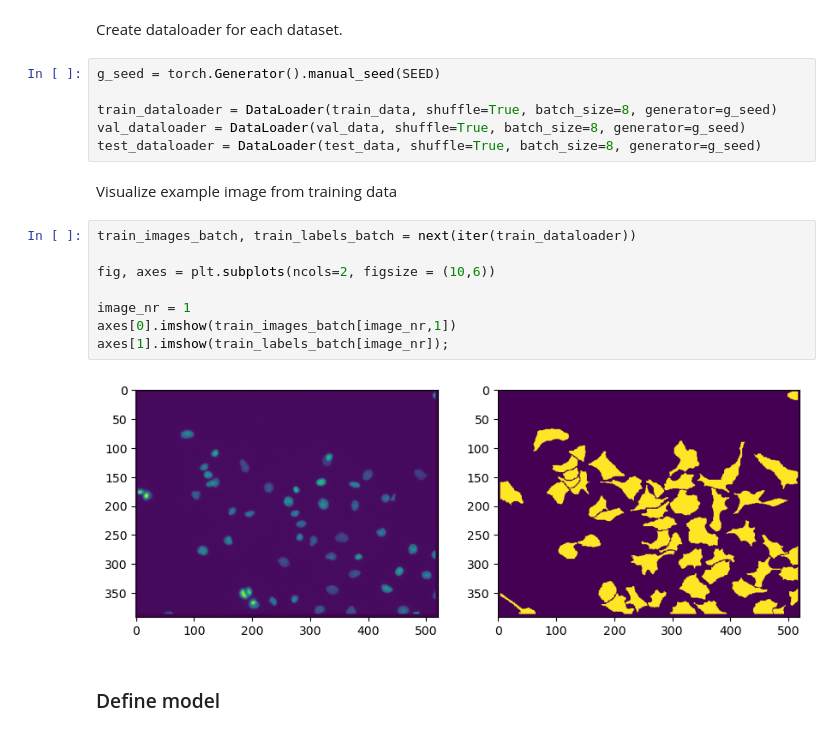
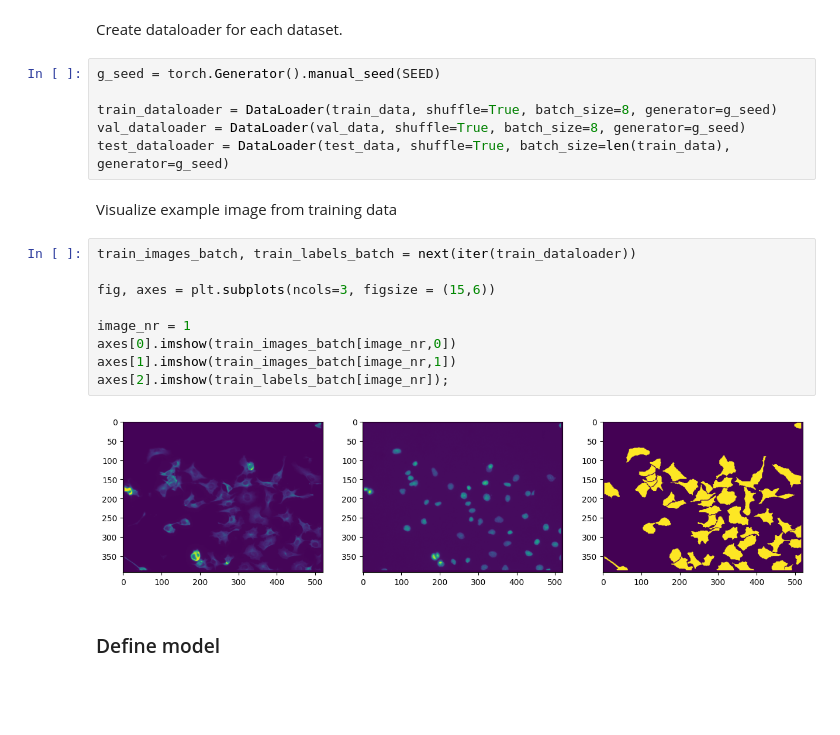
Before and after one commit to atleer/DL-demos, a Jupyter notebook: project_templates/neuroscience/ca_imaging/cellular_segmentation_from_scratch.ipynb, the cells around one changed output. Drawn from its saved outputs; the diff is of its cells as text; blank space fills up the shorter version.

```diff
--- a/project_templates/neuroscience/ca_imaging/cellular_segmentation_from_scratch.ipynb
+++ b/project_templates/neuroscience/ca_imaging/cellular_segmentation_from_scratch.ipynb
@@ -107,19 +107,20 @@ g_seed = torch.Generator().manual_seed(SEED)
 
 train_dataloader = DataLoader(train_data, shuffle=True, batch_size=8, generator=g_seed)
 val_dataloader = DataLoader(val_data, shuffle=True, batch_size=8, generator=g_seed)
-test_dataloader = DataLoader(test_data, shuffle=True, batch_size=8, generator=g_seed)
+test_dataloader = DataLoader(test_data, shuffle=True, batch_size=len(train_data), generator=g_seed)
 # %% [markdown]
 Visualize example image from training data
 # %%
 train_images_batch, train_labels_batch = next(iter(train_dataloader))
 
-fig, axes = plt.subplots(ncols=2, figsize = (10,6))
+fig, axes = plt.subplots(ncols=3, figsize = (15,6))
 
 image_nr = 1
-axes[0].imshow(train_images_batch[image_nr,1])
-axes[1].imshow(train_labels_batch[image_nr]);
+axes[0].imshow(train_images_batch[image_nr,0])
+axes[1].imshow(train_images_batch[image_nr,1])
+axes[2].imshow(train_labels_batch[image_nr]);
 # %% [output]
-[figure, old version]
+[figure, new version]
 # %% [markdown]
 ### Define model
 # %%
```
Also changed, not shown: parts of 9 cells of this notebook.
